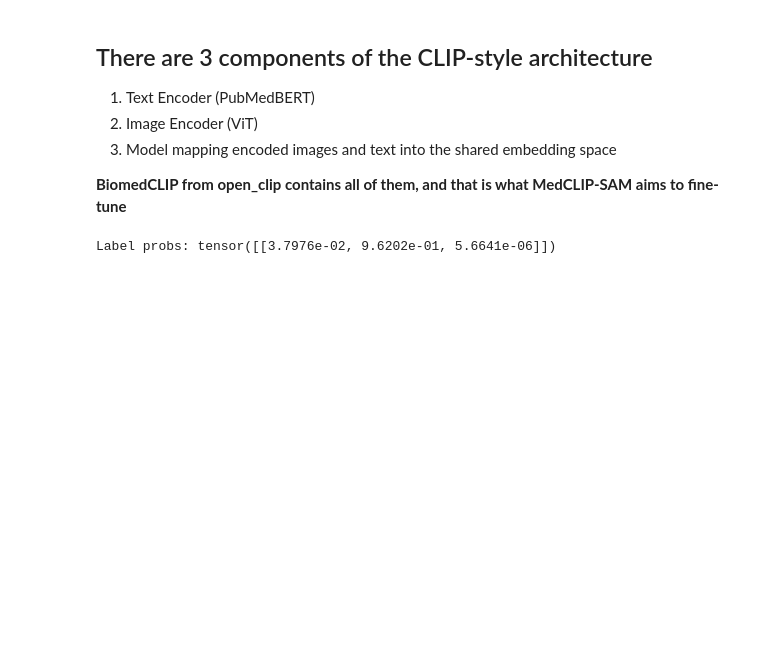
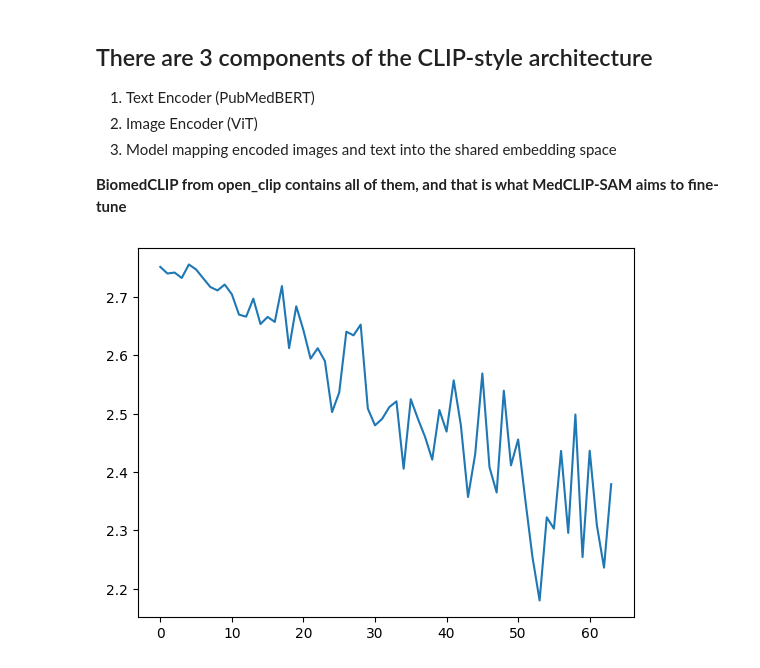
Before and after one commit to Zain506/MedCLIP-SAM, a Jupyter notebook: notebooks/medclipsam.ipynb, the cells around one changed output. Cells and saved outputs as stored; diff of their text form; code cells hidden in the pictures; blank space fills up the shorter version.

Commit message:
Obtain metrics from training on InfoNCE loss

```diff
--- a/notebooks/medclipsam.ipynb
+++ b/notebooks/medclipsam.ipynb
@@ -8,5 +8,8 @@
 from datasets import load_dataset
 
 ds = load_dataset("adishourya/MEDPIX-ClinQA") # Import MedPIX dataset
-print(ds)
+train_valid = ds["train"].train_test_split(test_size=0.15)
+training = train_valid["train"].select(range(1024))
+validation = train_valid["test"]
+print(training)
 # %% [output]
@@ -38,22 +39,17 @@ from PIL import Image
 import open_clip
 
 model, _, preprocess = open_clip.create_model_and_transforms('ViT-B-32', pretrained='laion2b_s34b_b79k')
-model.eval()  # model in train mode by default, impacts some models with BatchNorm or stochastic depth active
+# model.eval()  # model in train mode by default, impacts some models with BatchNorm or stochastic depth active
+model = model.to(device)
 tokenizer = open_clip.get_tokenizer('ViT-B-32')
-
-
-# This section should handle a batch and construct the similarity matrix bit by bit
-image = preprocess(ds["train"][0]["image_id"]).unsqueeze(0)
-text = tokenizer(["Subcranial Hematoma", "Intracranial Hematoma", "Perfectly healthy brain"])
-
-with torch.no_grad(), torch.autocast("cuda"):
-    image_features = model.encode_image(image)
-    text_features = model.encode_text(text)
-    image_features /= image_features.norm(dim=-1, keepdim=True)
-    text_features /= text_features.norm(dim=-1, keepdim=True)
-
-    text_probs = (100.0 * image_features @ text_features.T).softmax(dim=-1)
-
-print("Label probs:", text_probs)  # prints: [[1., 0., 0.]]
-# %% [output]
-Label probs: tensor([[3.7976e-02, 9.6202e-01, 5.6641e-06]])
+# %%
+import torch
+from torch.utils.data import DataLoader
+# In this case the data in the dataset isn't in tensor form - so we need to define a custom collate_fn to convert them into tensors
+def collate_fn(batch): # Define custom collate_fn to convert relevant data in each batch to tensor
+  images = torch.stack([preprocess(x['image_id']) for x in batch])
+  texts = tokenizer([f"Prompt: {x['question']} \nAnswer: {x['answer']}" for x in batch])
+
+  return images, texts
+
+train_loader = DataLoader(training, batch_size=16, shuffle=True, collate_fn=collate_fn) # Each tensor in the train_loader will have dimension `batch_size` in axis=0
@@ -59,0 +104,6 @@ Label probs: tensor([[3.7976e-02, 9.6202e-01, 5.6641e-06]])
+# %%
+import matplotlib.pyplot as plt
+plt.plot(losses)
+plt.show()
+# %% [output]
+[figure, added]
```
Also changed, not shown: parts of 3 cells of this notebook.
